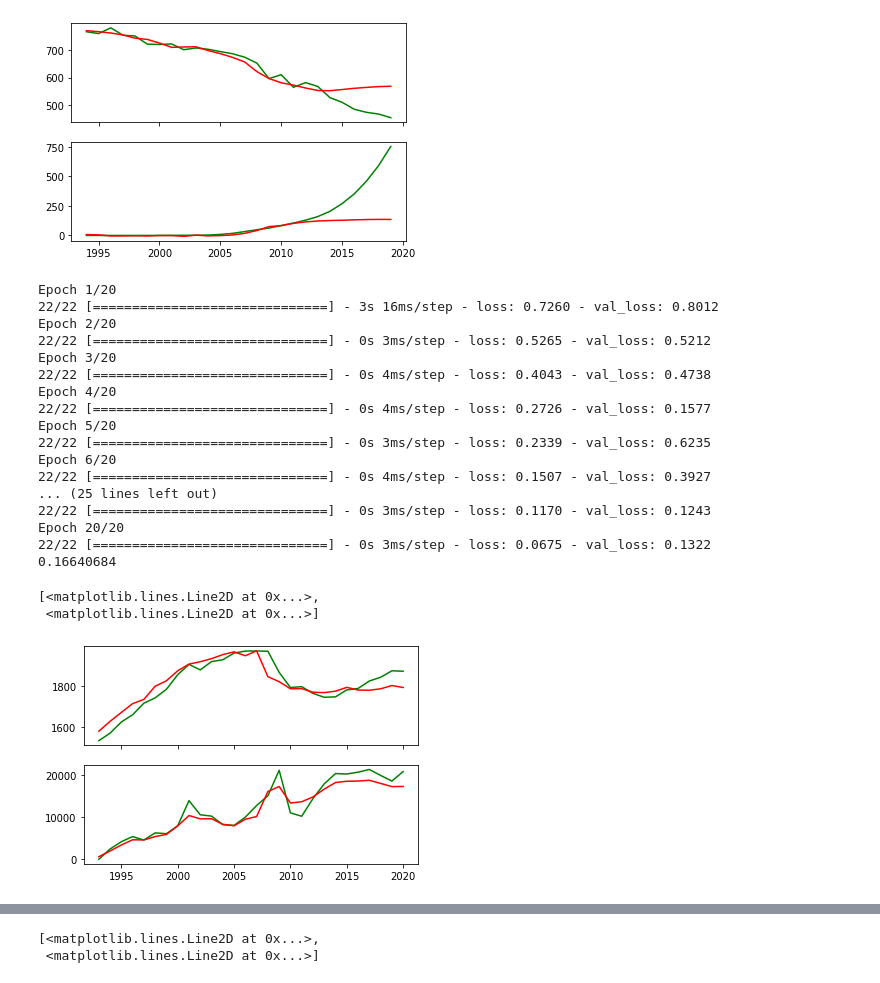
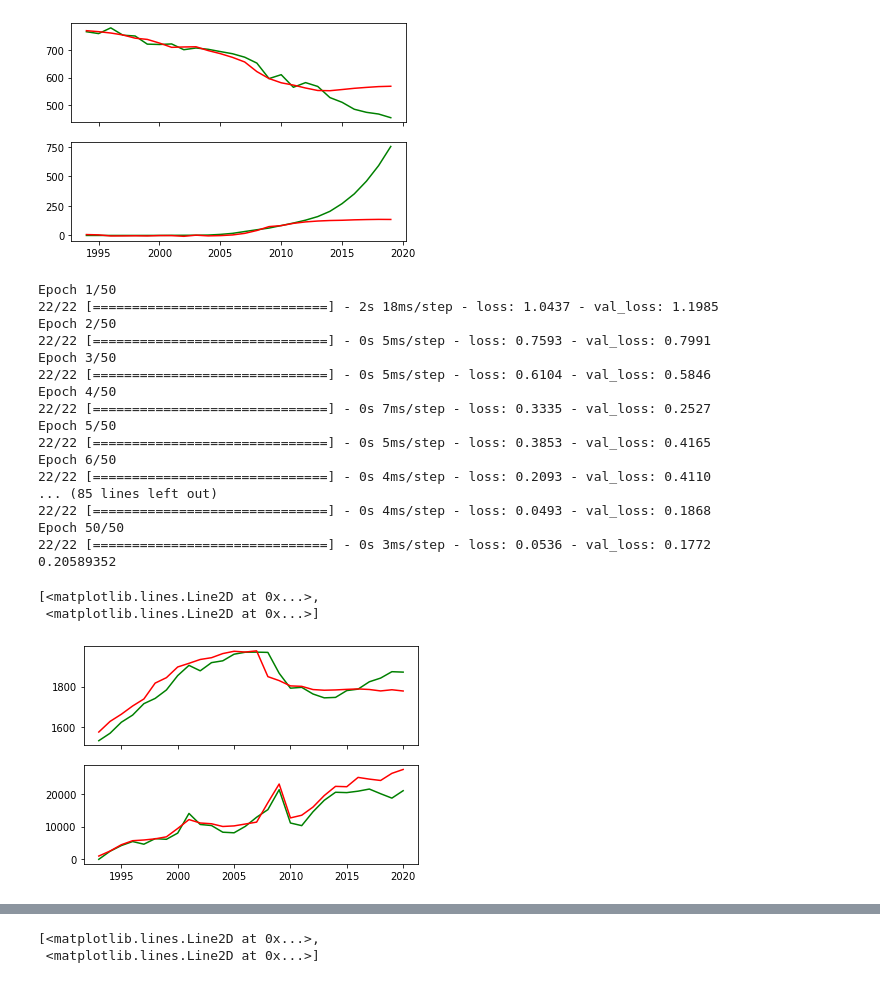
Before and after one commit to IsaacJohnEvans/EV_affect_on_emissions, a Jupyter notebook: pred.ipynb, the cells around one changed output, grey strips where cells are left out. Drawn from its saved outputs; the diff is of its cells as text; code cells hidden in the pictures.

```diff
--- a/pred.ipynb
+++ b/pred.ipynb
@@ -106,15 +107,12 @@ def run_model(X, y, data_memory, epochs, batch_size, model_des, split_point, plo
     model = create_model(model_layer, input_shape, print_summary)
     history = model.fit(x_train, y_train, validation_split = 0.1, epochs= epochs , batch_size=batch_size)
     y_pred_norm = np.concatenate((model.predict(x_train[:, :, :]), model.predict(x_test[:, :, :])))
-
+    y_pred_norm = np.roll(y_pred_norm, 1, axis = 1)
+    y_pred = np.roll(y_pred_norm *y_attrs[:, 1]**0.5 + y_attrs[:, 0] , 0)
     mse = metrics.MeanSquaredError()
     mse.update_state(y_norm, y_pred_norm)
     test_loss = mse.result().numpy()
-    y_pred_norm = np.roll(y_pred_norm, 1, axis = 1)
-    y_pred = np.roll(y_pred_norm *y_attrs[:, 1]**0.5 + y_attrs[:, 0] , 0)
     print(test_loss)
-
-    test_loss = 1000
     train_loss = history.history['loss'][-1]
     val_loss = history.history['val_loss'][-1]
     model_performance = [time_step, data_memory, samples, model_des, epochs, batch_size, train_loss, val_loss, test_loss]
@@ -242,34 +253,36 @@ Epoch 20/20
 # %%
 model_layer = [layers.Dense(32, activation= 'sigmoid'),
                 layers.GRU(32,activation= 'softsign', recurrent_activation = 'relu', recurrent_dropout = 0.1, dropout = 0.1, return_sequences=False),
                 layers.Dense(2)]
-
+epochs = 50
 US_X = np.concatenate((US_em_X[2:, :15], US_veh_X), axis = 1)
 US_y = np.concatenate((US_em_y[2:, :15], US_veh_y), axis = 1)
 y, US_y_pred = run_model(US_X, US_y, data_memory, epochs, batch_size, model_des, split_point, plot_pred_bool, plot_range, print_summary)
+
 US_y = np.concatenate((US_em_y[2:, :15], US_veh_y), axis = 1)
 US_t = np.linspace(1993, 2020, 28)
+plt.figure(1)
 fig, (ax1, ax2) = plt.subplots(2, 1, sharex= True)
 ax1.plot(US_t, US_y[:, 0], 'g', US_t, US_y_pred[:, 0], 'r')
 ax2.plot(US_t, US_y[:, 1], 'g', US_t, US_y_pred[:, 1], 'r')
 # %% [output]
-Epoch 1/20
-22/22 [==============================] - 3s 16ms/step - loss: 0.7260 - val_loss: 0.8012
-Epoch 2/20
-22/22 [==============================] - 0s 3ms/step - loss: 0.5265 - val_loss: 0.5212
-Epoch 3/20
-22/22 [==============================] - 0s 4ms/step - loss: 0.4043 - val_loss: 0.4738
-Epoch 4/20
-22/22 [==============================] - 0s 4ms/step - loss: 0.2726 - val_loss: 0.1577
-Epoch 5/20
-22/22 [==============================] - 0s 3ms/step - loss: 0.2339 - val_loss: 0.6235
-Epoch 6/20
-22/22 [==============================] - 0s 4ms/step - loss: 0.1507 - val_loss: 0.3927
-... (25 lines left out)
-22/22 [==============================] - 0s 3ms/step - loss: 0.1170 - val_loss: 0.1243
-Epoch 20/20
-22/22 [==============================] - 0s 3ms/step - loss: 0.0675 - val_loss: 0.1322
-0.16640684
+Epoch 1/50
+22/22 [==============================] - 2s 18ms/step - loss: 1.0437 - val_loss: 1.1985
+Epoch 2/50
+22/22 [==============================] - 0s 5ms/step - loss: 0.7593 - val_loss: 0.7991
+Epoch 3/50
+22/22 [==============================] - 0s 5ms/step - loss: 0.6104 - val_loss: 0.5846
+Epoch 4/50
+22/22 [==============================] - 0s 7ms/step - loss: 0.3335 - val_loss: 0.2527
+Epoch 5/50
+22/22 [==============================] - 0s 5ms/step - loss: 0.3853 - val_loss: 0.4165
+Epoch 6/50
+22/22 [==============================] - 0s 4ms/step - loss: 0.2093 - val_loss: 0.4110
+... (85 lines left out)
+22/22 [==============================] - 0s 4ms/step - loss: 0.0493 - val_loss: 0.1868
+Epoch 50/50
+22/22 [==============================] - 0s 3ms/step - loss: 0.0536 - val_loss: 0.1772
+0.20589352
 [<matplotlib.lines.Line2D at 0x...>,
  <matplotlib.lines.Line2D at 0x...>]
-[figure, old version]
+[figure, new version]
```
Also changed, not shown: parts of 5 cells of this notebook, 1 other file.
